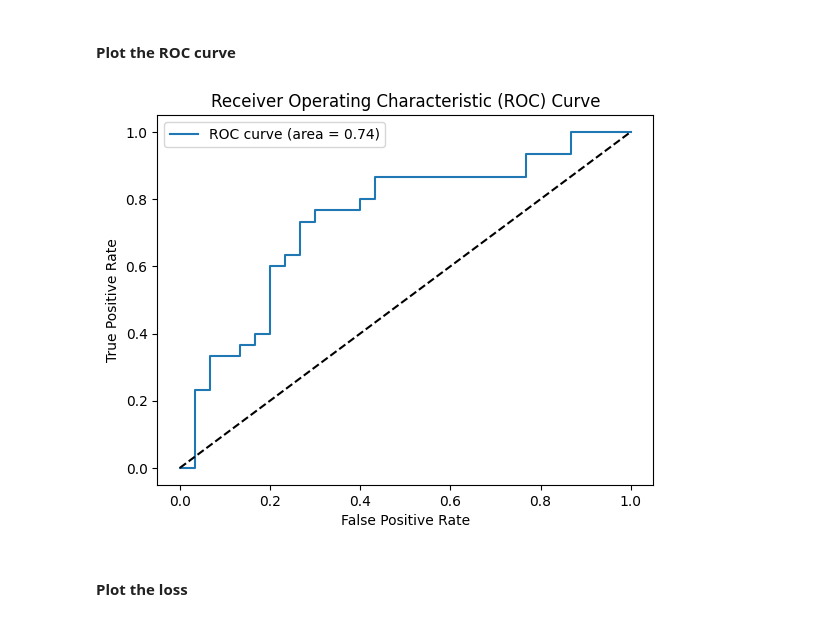
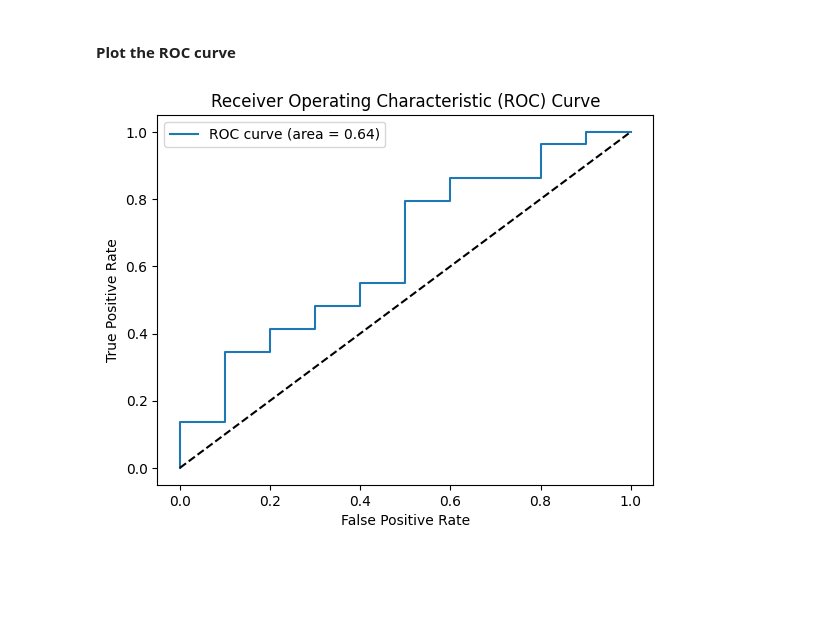
Before and after one commit to ketayon/PNEUMONIA_DETECTION, a Jupyter notebook: QuantumKernelTrainer_qiskit_pneumonia_detection.ipynb, the cells around one changed output. Cells and saved outputs as stored; diff of their text form; code cells hidden in the pictures; blank space fills up the shorter version.

```diff
--- a/QuantumKernelTrainer_qiskit_pneumonia_detection.ipynb
+++ b/QuantumKernelTrainer_qiskit_pneumonia_detection.ipynb
@@ -244,0 +401,3 @@ optimized_kernel = qka_results.quantum_kernel
+# %%
+with open('kernels/optimized_kernel.pkl', 'wb') as f:
+    pickle.dump(optimized_kernels, f)
@@ -245 +406,4 @@ optimized_kernel = qka_results.quantum_kernel
+# %%
+with open('kernels/optimized_kernel.pkl', 'rb') as f:
+    loaded_kernel = pickle.load(f)
 # %% [markdown]
@@ -246,0 +411,6 @@ optimized_kernel = qka_results.quantum_kernel
+# %%
+for idx, kernel in enumerate(tqdm(optimized_kernels, desc="Training QSVC for each kernel")):
+    print(f"Training QSVC with kernel {idx + 1}/{len(optimized_kernels)}...")
+    qsvc = QSVC(quantum_kernel=kernel, class_weight=class_weights_dict, probability=True)
+    qsvc.fit(X_train_pca, y_train)
+    print(f"Finished training QSVC with kernel {idx + 1}/{len(optimized_kernels)}.\n")
@@ -247,11 +439,5 @@ optimized_kernel = qka_results.quantum_kernel
 # %%
-qsvc = QSVC(quantum_kernel=optimized_kernel)
+accuracy_test = metrics.balanced_accuracy_score(y_true=y_test, y_pred=y_pred)
 
-qsvc.fit(X_train_tensor, y_train_tensor)
-
-labels_test = qsvc.predict(X_test_tensor)
-
-accuracy_test = metrics.balanced_accuracy_score(y_true=y_test_tensor, y_pred=labels_test)
-
-print(f"accuracy test: {accuracy_test}")
+print(f"accuracy test: {accuracy_test:.4f}")
 # %% [output]
@@ -287,16 +555,20 @@ plt.show()
 # %% [markdown]
 #### Plot the ROC curve
 # %%
-fpr, tpr, _ = metrics.roc_curve(y_test_tensor, qsvc.decision_function(X_test_tensor))
+decision_function = qsvc.decision_function(X_test_pca)
+
+fpr, tpr, _ = metrics.roc_curve(y_test, decision_function)
+roc_auc = metrics.auc(fpr, tpr)
+
 plt.figure()
 plt.plot(fpr, tpr, label=f"ROC curve (area = {roc_auc:.2f})")
 plt.plot([0, 1], [0, 1], "k--")
+
 plt.xlabel("False Positive Rate")
 plt.ylabel("True Positive Rate")
 plt.title("Receiver Operating Characteristic (ROC) Curve")
 plt.legend(loc="best")
+
 plt.show()
 # %% [output]
-[figure, old version]
+[figure, new version]
-# %% [markdown]
-#### Plot the loss
```
Also changed, not shown: parts of 61 cells of this notebook, 11 other files.
